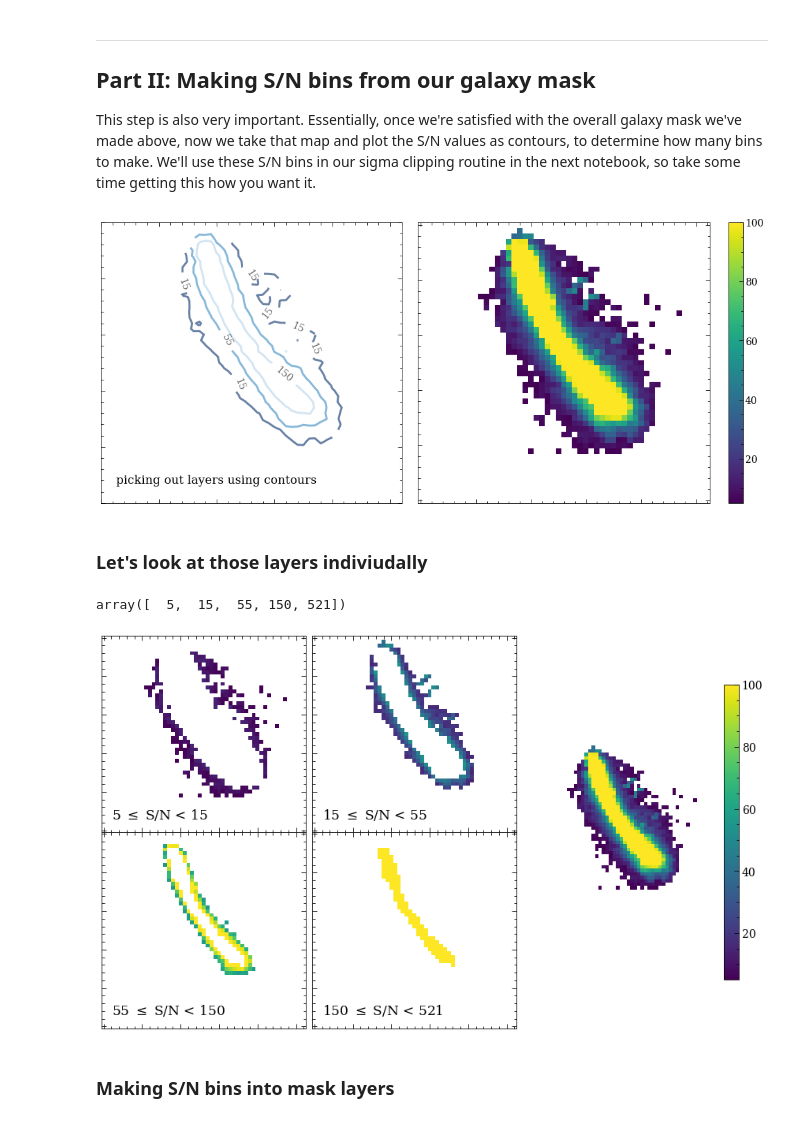
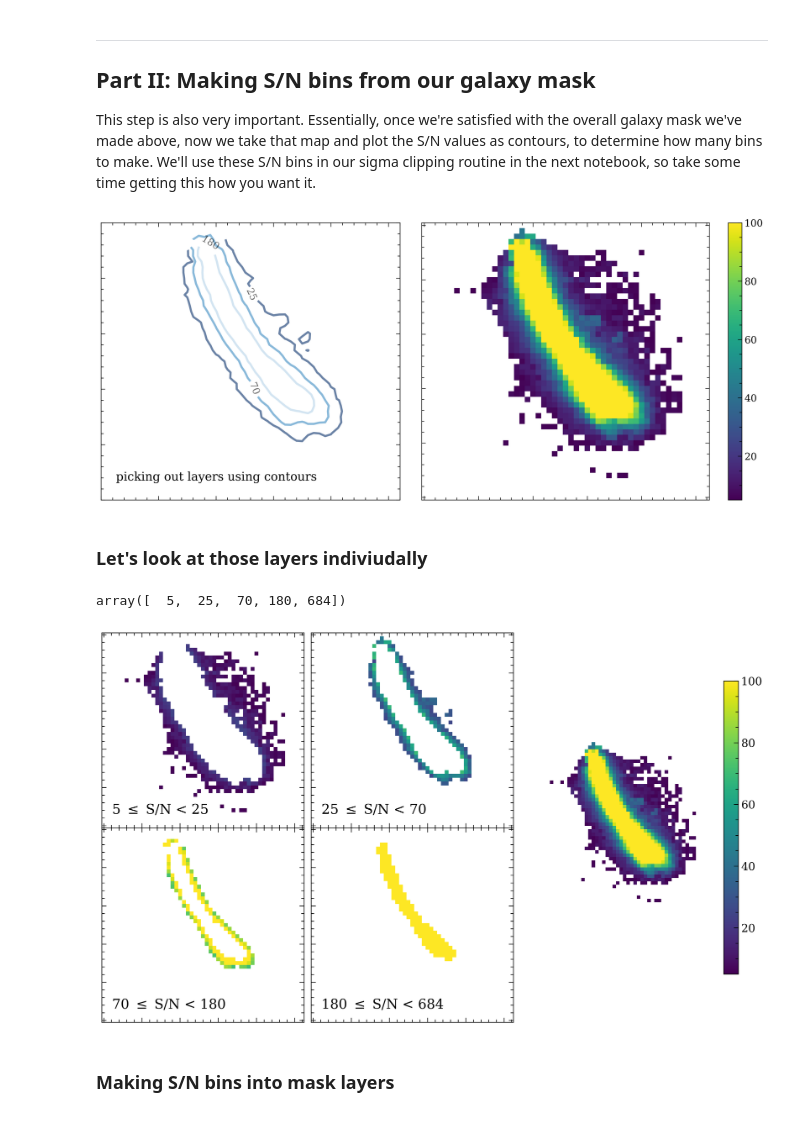
Before and after one commit to aibhleog/baryon-sweep, a Jupyter notebook: generating-target-mask.ipynb, the cells around one changed output. Saved outputs shown, nothing was run; the diff lists cells and outputs as text; code cells hidden in the pictures.

```diff
--- a/generating-target-mask.ipynb
+++ b/generating-target-mask.ipynb
@@ -44,7 +44,7 @@ data.shape # just to double-check it's a 3D cube
 
 For our example galaxy, the brightest line is [OIII]5008.  Using DS9 software, I chose 854 to be the central slice.  Also confirm the extent of the emission feature by clicking through slices above and below the chosen central slice.
 # %%
-central_slice = 854 # roughly center of [OIII] emission line
+central_slice = 837 # roughly center of [OIII] emission line
 lower_end = 5 # slices from center
 upper_end = 5 # slices from center
 
@@ -272,35 +272,35 @@ g = np.meshgrid(x0,y0)
 # using contours to choose layers
 # -------------------------------
 # change these values as needed to get the contours you want!
-levels = np.array([15,55,150])
+levels = np.array([25,70,180])
 
 
 
 # making array colors
 cmap = plt.get_cmap('Blues_r')
 colors = [cmap(j) for j in np.linspace(0,0.7,len(levels))]
 
 
 # PLOT 2
 contours = ax1.contour(g[0], g[1], snr_cut, levels, origin='upper',alpha=0.6,linewidths=3,colors=colors)
 plt.clabel(contours, inline=True, fontsize=14,colors='k')
 
 ax1.text(0.05,0.07,'picking out layers using contours',
          transform=ax1.transAxes,fontsize=17)
 
 
 
 ax1.set_yticklabels([])
 ax1.set_xticklabels([])
 ax2.set_yticklabels([])
 ax2.set_xticklabels([])
 
 
 plt.tight_layout()
 plt.show()
 plt.close('all')
 # %% [output]
-[figure, old version]
+[figure, new version]
 # %% [markdown]
 ### Let's look at those layers indiviudally
 # %%
@@ -310,7 +310,7 @@ levels = np.concatenate(([minsnr],levels,[round(np.nanmax(snr_cut)+10)]))
 # looking at bins
 levels
 # %% [output]
-array([  5,  15,  55, 150, 521])
+array([  5,  25,  70, 180, 684])
 # %%
 plt.figure(figsize=(12,7.21))
 gs0 = gridspec.GridSpec(1,2,width_ratios=[2,1])
@@ -362,7 +362,7 @@ plt.tight_layout()
 plt.show()
 plt.close('all')
 # %% [output]
-[figure, old version]
+[figure, new version]
 # %% [markdown]
 ### Making S/N bins into mask layers
 # %%
```
Also changed, not shown: parts of 8 cells of this notebook, 6 other files.
